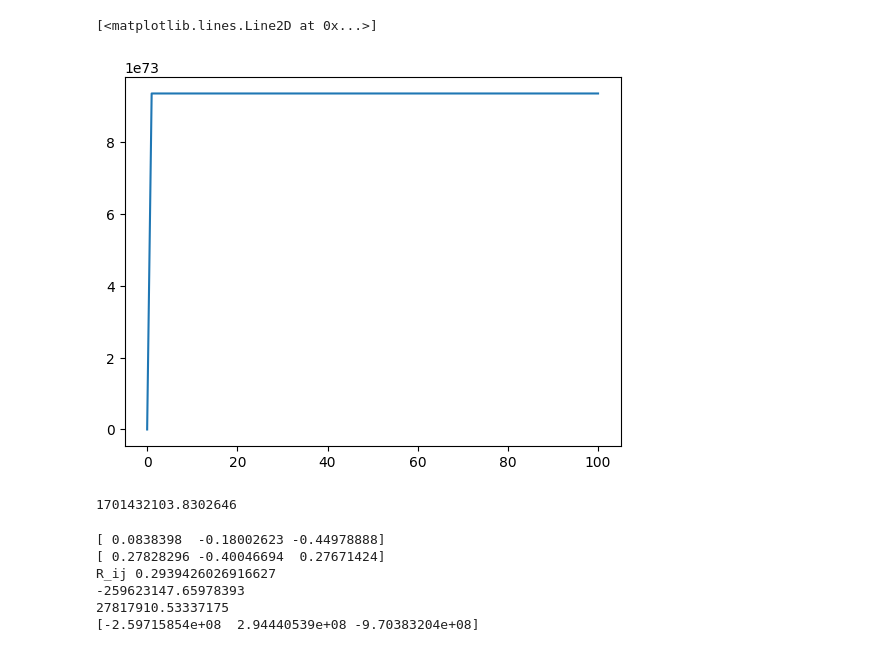
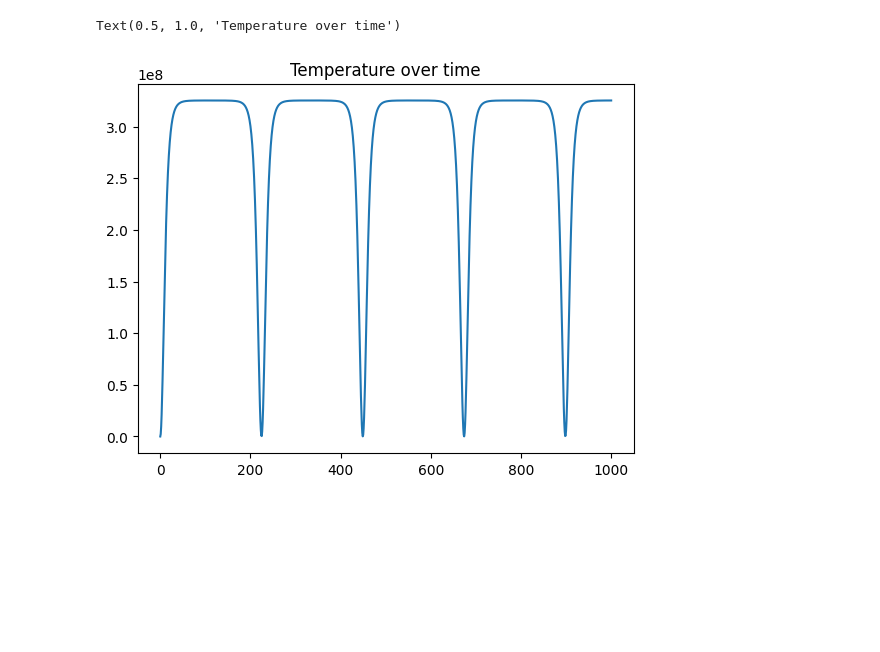
Before and after one commit to corinnawegner/Computational-physics, a Jupyter notebook: Project 3/Problem 1.ipynb, the cells around one changed output. Cells and saved outputs as stored; diff of their text form; code cells hidden in the pictures; blank space fills up the shorter version.

```diff
--- a/Project 3/Problem 1.ipynb
+++ b/Project 3/Problem 1.ipynb
@@ -141,4 +100,3 @@ Text(0.5, 0.92, 'Initial state of the Argon ')
 # %%
-t_max = 100
+t_max = 1000
 r_total, v_total = verlet_algorithm(r_0, v_0, t_max)
-T_total = [Temperature(v_t) for v_t in v_total]
@@ -148,25 +119,7 @@ T_total = [Temperature(v_t) for v_t in v_total]
 # %%
+T_total = [Temperature(v_t) for v_t in v_total]
 plt.plot(np.arange(t_max+1), T_total)
+plt.title("Temperature over time")
 # %% [output]
-[<matplotlib.lines.Line2D at 0x...>]
+Text(0.5, 1.0, 'Temperature over time')
-[figure, old version]
+[figure, new version]
-# %%
-time.time()
-f(r_0[0], r_0[1])
-time.time()
-# %% [output]
-1701432103.8302646
-# %%
-print(r_0[2])
-print(r_0[3])
-print("R_ij", np.sqrt(np.sum([np.min([(r_0[2][d]-r_0[3][d]+vec_L[d])**2 for vec_L in list_pbc]) for d in range(2)])))
-print(m*(r_0[2][0]-r_0[3][0])*(np.sqrt(np.sum([np.min([(r_0[2][d]-r_0[3][d]+vec_L[d])**2 for vec_L in list_pbc]) for d in range(2)])))**(-14)+0.5*np.sqrt(np.sum([np.min([(r_0[2][d]-r_0[3][d]+vec_L[d])**2 for vec_L in list_pbc]) for d in range(2)]))**(-8))
-print((np.sqrt(np.sum([np.min([(r_0[2][d]-r_0[3][d]+vec_L[d])**2 for vec_L in list_pbc]) for d in range(2)])))**(-14))
-print(f(r_0[2], r_0[3]))
-# %% [output]
-[ 0.0838398  -0.18002623 -0.44978888]
-[ 0.27828296 -0.40046694  0.27671424]
-R_ij 0.2939426026916627
--259623147.65978393
-27817910.53337175
-[-2.59715854e+08  2.94440539e+08 -9.70383204e+08]
```
Also changed, not shown: parts of 8 cells of this notebook.
